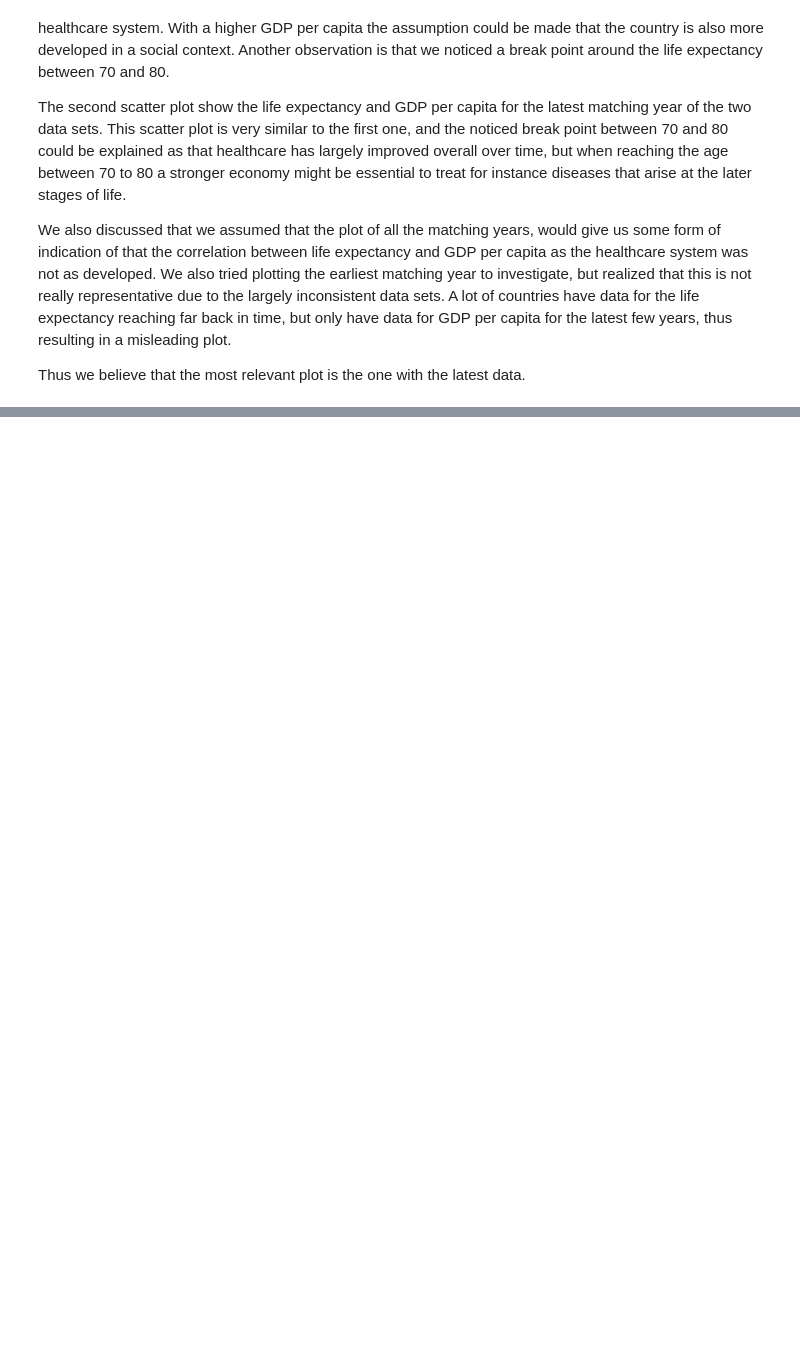
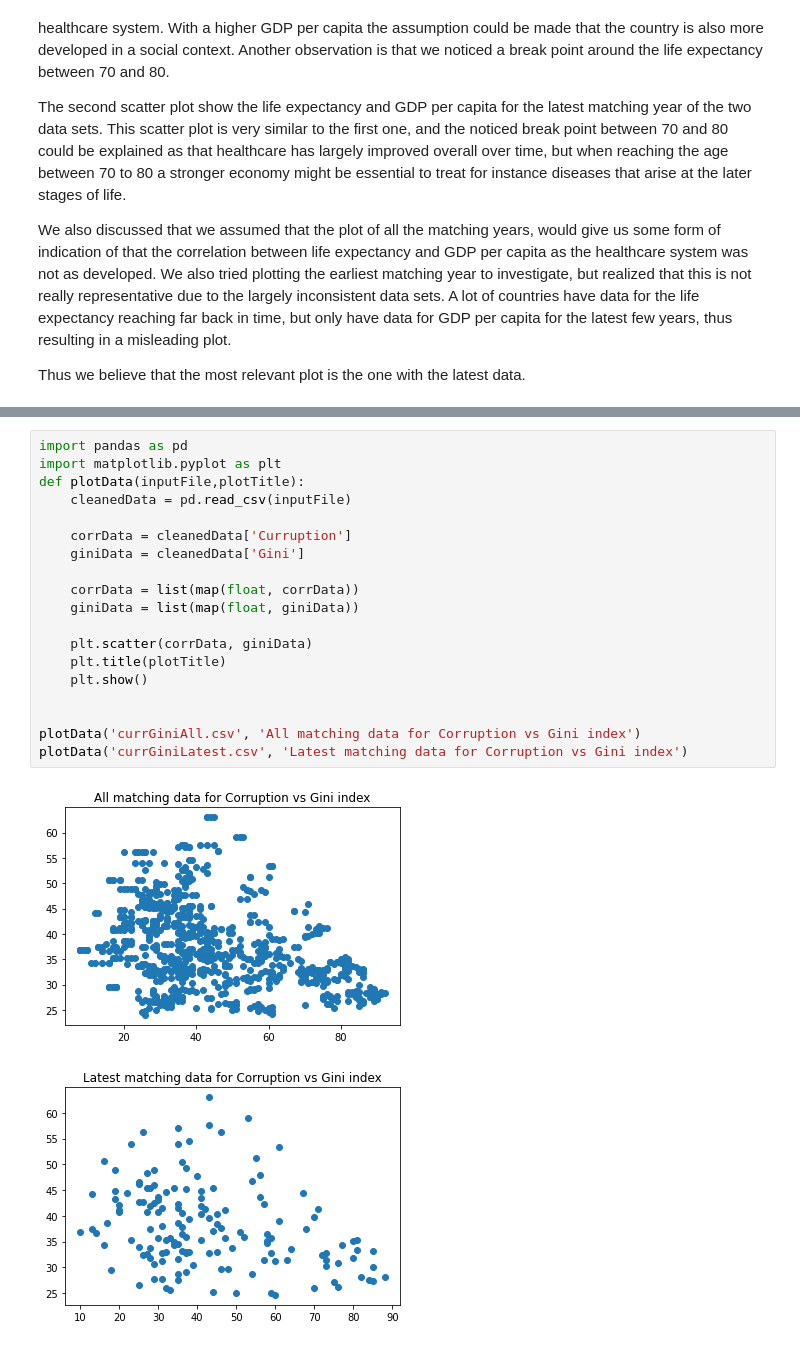
Before and after one commit to Balthazark/datascienceAI, a Jupyter notebook: Assignment1/worldOfData.ipynb, the cells around one changed output, grey strips where cells are left out. Drawn from its saved outputs; the diff is of its cells as text; blank space fills up the shorter version.

Commit message:
updated jypyter notebooks and added new plots

```diff
--- a/Assignment1/worldOfData.ipynb
+++ b/Assignment1/worldOfData.ipynb
@@ -101,0 +259,22 @@ Thus we believe that the most relevant plot is the one with the latest data.
+# %%
+import pandas as pd
+import matplotlib.pyplot as plt
+def plotData(inputFile,plotTitle):
+    cleanedData = pd.read_csv(inputFile)
+
+    corrData = cleanedData['Curruption']
+    giniData = cleanedData['Gini']
+
+    corrData = list(map(float, corrData))
+    giniData = list(map(float, giniData))
+
+    plt.scatter(corrData, giniData)
+    plt.title(plotTitle)
+    plt.show()
+
+
+plotData('currGiniAll.csv', 'All matching data for Corruption vs Gini index')
+plotData('currGiniLatest.csv', 'Latest matching data for Corruption vs Gini index')
+# %% [output]
+[figure, added]
+[figure, added]
```
Also changed, not shown: parts of 2 cells of this notebook.
